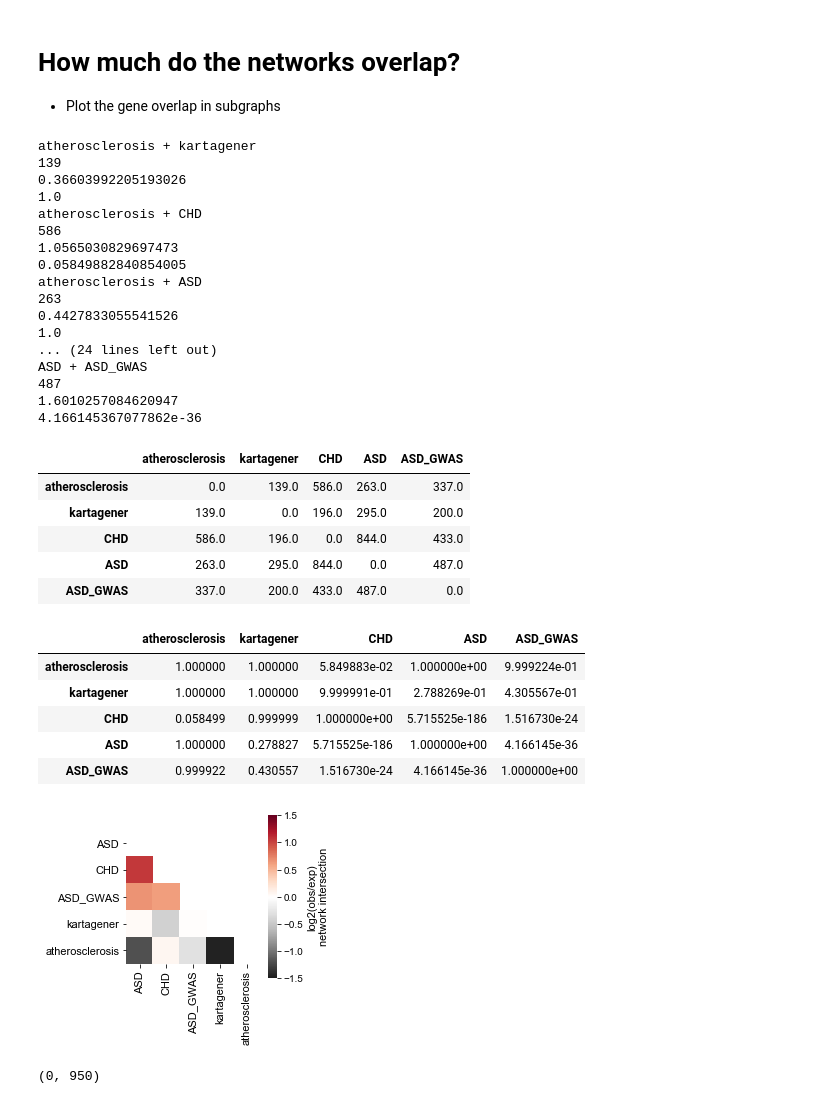
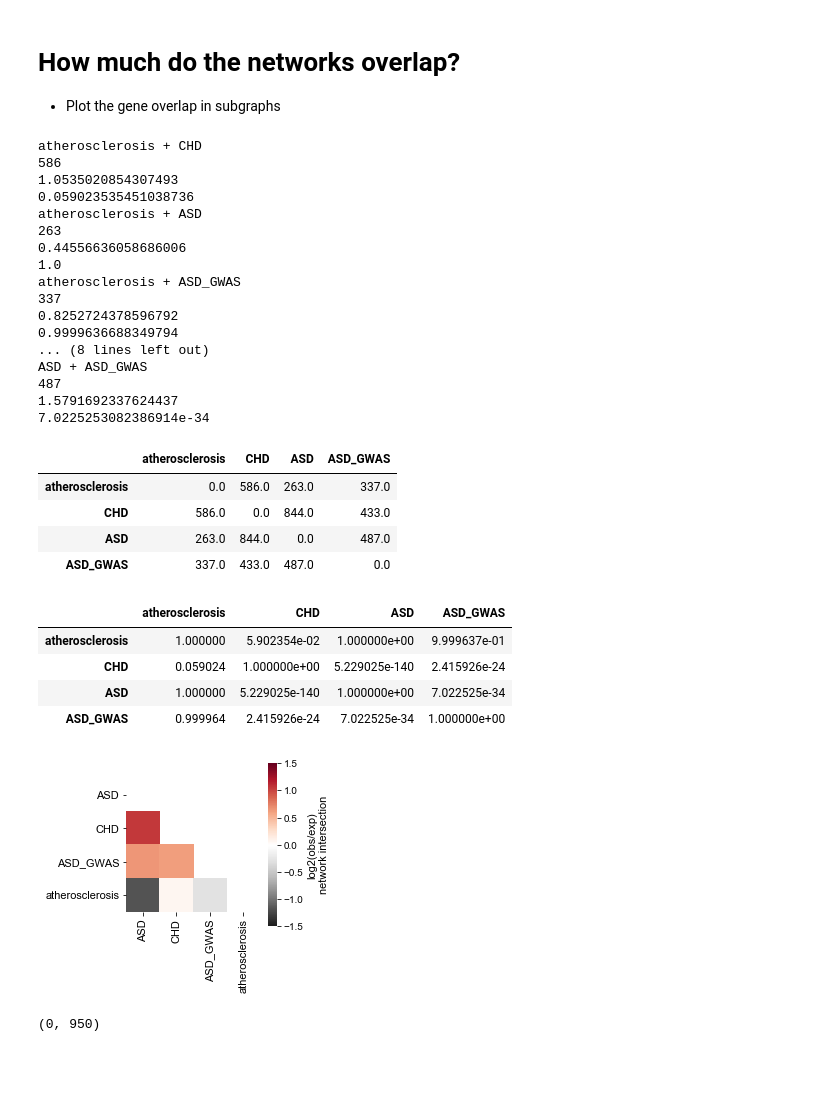
Before and after one commit to ucsd-ccbb/ASD_combined_network_analysis, a Jupyter notebook: NB4_netprox_many_disease_pairs/NB4B_process_zscore_results_other_diseases_200604.ipynb, the cells around one changed output. Cells and saved outputs as stored; diff of their text form; code cells hidden in the pictures; blank space fills up the shorter version.

```diff
--- a/NB4_netprox_many_disease_pairs/NB4B_process_zscore_results_other_diseases_200604.ipynb
+++ b/NB4_netprox_many_disease_pairs/NB4B_process_zscore_results_other_diseases_200604.ipynb
@@ -135,12 +130,12 @@ def calculate_expected_overlap(d1,d2,z1,z2,plot=False,zthresh=4,numreps=1000):
 from scipy.stats import hypergeom
 from scipy.stats import norm
 
-z_dict = {'atherosclerosis':atherosclerosis_z,'kartagener':kartagena_z,
+z_dict = {'atherosclerosis':atherosclerosis_z,
           'CHD':CHD_z,'ASD':ASD_z,'ASD_GWAS':ASD_GWAS_z}
 
 # save the num overlap and overlap p-val in dataframes
 
-focal_diseases = ['atherosclerosis','kartagener','CHD','ASD','ASD_GWAS']
+focal_diseases = ['atherosclerosis','CHD','ASD','ASD_GWAS']
 
 network_num_overlap = pd.DataFrame(np.zeros((len(focal_diseases),len(focal_diseases))),index=focal_diseases)
 network_num_overlap.columns = focal_diseases
@@ -158,6 +153,7 @@ network_exp_std_overlap = pd.DataFrame(np.ones((len(focal_diseases),len(focal_di
 network_exp_std_overlap.columns = focal_diseases
 
 
+zthresh=3
 for i in np.arange(len(focal_diseases)-1):
     for j in np.arange(1+i,len(focal_diseases)):
         d1=focal_diseases[i]
@@ -166,7 +162,7 @@ for i in np.arange(len(focal_diseases)-1):
         z2=z_dict[d2]
 
         # replace hypergeometric with permutation empirical p
-        z_d1d2_size,high_z_rand=calculate_expected_overlap(d1,d2,z1,z2,plot=False,numreps=100,zthresh=3)
+        z_d1d2_size,high_z_rand=calculate_expected_overlap(d1,d2,z1,z2,plot=False,numreps=100,zthresh=zthresh)
         ztemp = (z_d1d2_size-np.mean(high_z_rand))/np.std(high_z_rand)
         ptemp = norm.sf(ztemp)
         print(d1+' + '+d2)
@@ -191,23 +187,23 @@ for i in np.arange(len(focal_diseases)-1):
         network_exp_std_overlap.loc[d1][d2]=np.std(high_z_rand)
         network_exp_std_overlap.loc[d2][d1]=np.std(high_z_rand)
 # %% [output]
-atherosclerosis + kartagener
-139
-0.36603992205193026
-1.0
 atherosclerosis + CHD
 586
-1.0565030829697473
-0.05849882840854005
+1.0535020854307493
+0.059023535451038736
 atherosclerosis + ASD
 263
-0.4427833055541526
+0.44556636058686006
 1.0
-... (24 lines left out)
+atherosclerosis + ASD_GWAS
+337
+0.8252724378596792
+0.9999636688349794
+... (8 lines left out)
 ASD + ASD_GWAS
 487
-1.6010257084620947
-4.166145367077862e-36
+1.5791692337624437
+7.0225253082386914e-34
 # %%
 # make sure significant overlaps have >0 overlapping genes
 network_pval_overlap = np.minimum(network_pval_overlap*(network_num_overlap>0)+(network_pval_overlap+1)*(network_num_overlap==0),1)
@@ -215,41 +211,39 @@ network_pval_overlap = np.minimum(network_pval_overlap*(network_num_overlap>0)+(
 display(network_num_overlap)
 display(network_pval_overlap)
 
-# network_num_overlap.to_csv('network_num_overlap_z'+str(zthresh)+'.tsv',sep='\t')
-# (-np.log(network_pval_overlap)).to_csv('network_pval_overlap_z'+str(zthresh)+'_ATH_PSO_KART.tsv',sep='\t')
+network_num_overlap.to_csv('network_num_overlap_z'+str(zthresh)+'.tsv',sep='\t')
+(-np.log(network_pval_overlap)).to_csv('network_pval_overlap_z'+str(zthresh)+'_ATH_PSO_KART.tsv',sep='\t')
 # %% [output]
-|  | atherosclerosis | kartagener | CHD | ASD | ASD_GWAS |
-| atherosclerosis | 0.0 | 139.0 | 586.0 | 263.0 | 337.0 |
-| kartagener | 139.0 | 0.0 | 196.0 | 295.0 | 200.0 |
-| CHD | 586.0 | 196.0 | 0.0 | 844.0 | 433.0 |
-| ASD | 263.0 | 295.0 | 844.0 | 0.0 | 487.0 |
-| ASD_GWAS | 337.0 | 200.0 | 433.0 | 487.0 | 0.0 |
+|  | atherosclerosis | CHD | ASD | ASD_GWAS |
+| atherosclerosis | 0.0 | 586.0 | 263.0 | 337.0 |
+| CHD | 586.0 | 0.0 | 844.0 | 433.0 |
+| ASD | 263.0 | 844.0 | 0.0 | 487.0 |
+| ASD_GWAS | 337.0 | 433.0 | 487.0 | 0.0 |
-|  | atherosclerosis | kartagener | CHD | ASD | ASD_GWAS |
-| atherosclerosis | 1.000000 | 1.000000 | 5.849883e-02 | 1.000000e+00 | 9.999224e-01 |
-| kartagener | 1.000000 | 1.000000 | 9.999991e-01 | 2.788269e-01 | 4.305567e-01 |
-| CHD | 0.058499 | 0.999999 | 1.000000e+00 | 5.715525e-186 | 1.516730e-24 |
-| ASD | 1.000000 | 0.278827 | 5.715525e-186 | 1.000000e+00 | 4.166145e-36 |
-| ASD_GWAS | 0.999922 | 0.430557 | 1.516730e-24 | 4.166145e-36 | 1.000000e+00 |
+|  | atherosclerosis | CHD | ASD | ASD_GWAS |
+| atherosclerosis | 1.000000 | 5.902354e-02 | 1.000000e+00 | 9.999637e-01 |
+| CHD | 0.059024 | 1.000000e+00 | 5.229025e-140 | 2.415926e-24 |
+| ASD | 1.000000 | 5.229025e-140 | 1.000000e+00 | 7.022525e-34 |
+| ASD_GWAS | 0.999964 | 2.415926e-24 | 7.022525e-34 | 1.000000e+00 |
 # %%
-dlist = ['ASD','CHD','ASD_GWAS','kartagener','atherosclerosis']
+dlist = ['ASD','CHD','ASD_GWAS','atherosclerosis']
 plt.figure(figsize=(3,3))
 mask = np.triu(np.ones_like(network_obs_exp.loc[dlist][dlist], dtype=np.bool))
 hfig=sns.heatmap(np.log2(network_obs_exp.loc[dlist][dlist]),cmap='RdGy_r',
                  vmin=-1.5,vmax=1.5,square=True,cbar_kws={'label':'log2(obs/exp)\nnetwork intersection'},
                 mask=mask)
 
 plt.xticks(fontsize=11)
 plt.yticks(fontsize=11)
 
 
 
 hfig.figure.axes[-1].yaxis.label.set_size(11)
 # plt.savefig('../../../manuscript/figures_1911/Figure3/Figure3_final assets/fold_change_heatmap_network_intersection.png',
 #            dpi=300,bbox_inches='tight')
 # plt.savefig('../../../manuscript/figures_1911/Figure3/Figure3_final assets/fold_change_heatmap_network_intersection.svg',
 #            dpi=300,bbox_inches='tight')
 # %% [output]
-[figure, old version]
+[figure, new version]
 # %%
 dpairlist=[('ASD','CHD')]
 
```
Also changed, not shown: parts of 2 cells of this notebook, 5 other files.
